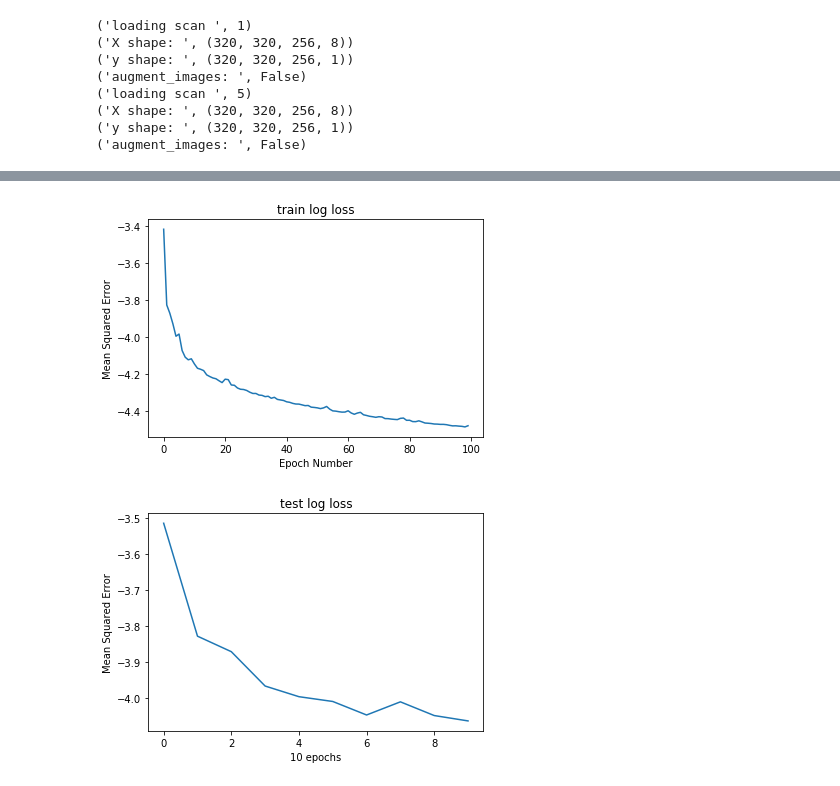
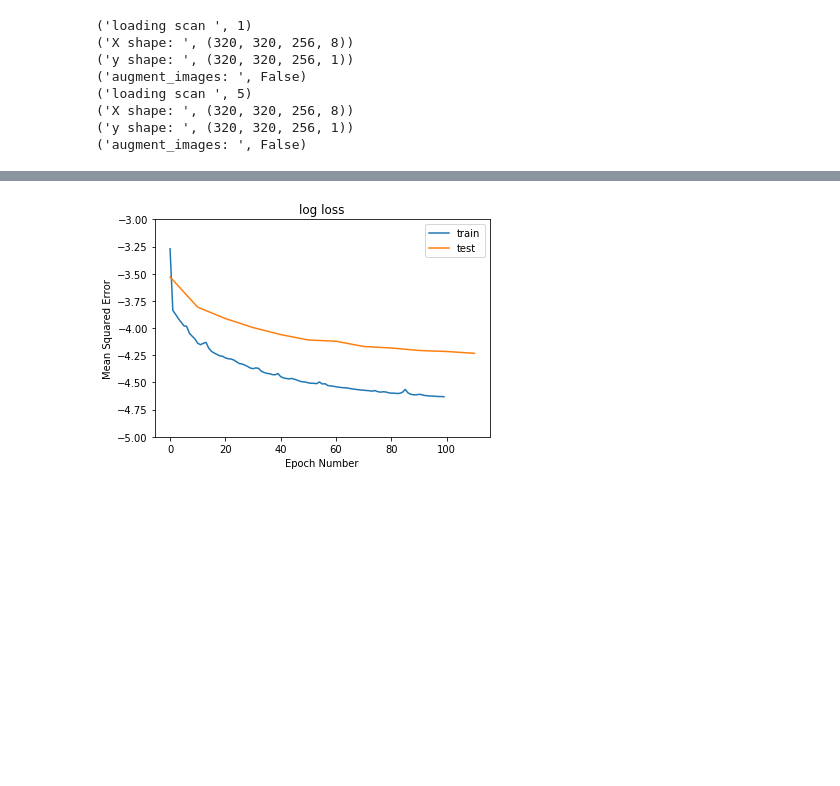
Before and after one commit to ecat/cs231n, a Jupyter notebook: python/UnetTest.ipynb, the cells around one changed output, grey strips where cells are left out. Drawn from its saved outputs; the diff is of its cells as text; code cells hidden in the pictures; blank space fills up the shorter version.

```diff
--- a/python/UnetTest.ipynb
+++ b/python/UnetTest.ipynb
@@ -46,30 +46,5 @@ get_unet
 # %%
-## example from https://keras.io/callbacks/
-class LossHistory(tf.keras.callbacks.Callback):
-
-    def __init__(self, test_data = None):
-        self.test_data = test_data
-
-    def on_train_begin(self, logs={}):
-        self.train_losses_batch = []
-        self.train_losses_epoch = []
-        self.test_losses = []
-
-    def on_batch_end(self, batch, logs={}):
-        self.train_losses_batch.append(logs.get('loss'))
-
-    def on_epoch_end(self, epochs, logs={}):
-        self.train_losses_epoch.append(logs.get('loss'))
-
-        if (epochs % 10 == 0 and self.test_data != None):
-            x, y = self.test_data
-            loss, _ = self.model.evaluate(x, y, verbose=0)
-            self.test_losses.append(loss)
-
-
-
-
-history_callback = LossHistory(test_data=(generator_test.x_transformed[0], generator_test.y_transformed[0]))
+history_callback = dd.LossHistory(test_data=(generator_test.x_transformed[0], generator_test.y_transformed[0]))
 tb_callback = tf.keras.callbacks.TensorBoard(log_dir='/home/pkllee/tmp/')
 
 adam_optimizer = tf.keras.optimizers.Adam(lr=0.001, decay=0.01)
@@ -119,19 +94,17 @@ Epoch 100/100
 <tensorflow.python.keras._impl.keras.callbacks.History at 0x...>
 # %%
-plt.plot(np.log10(history_callback.train_losses_epoch))
-plt.title('train log loss')
+plt.plot(np.log10(history_callback.train_losses_epoch), label='train')
+plt.plot(np.arange(0, len(history_callback.test_losses)) * history_callback.skip, np.log10(history_callback.test_losses), label='test')
+
+plt.legend(['train', 'test'])
+
+plt.title('log loss')
+plt.ylim([-5, -3])
 plt.xlabel('Epoch Number')
 plt.ylabel('Mean Squared Error')
 plt.show()
-
-plt.plot(np.log10(history_callback.test_losses))
-plt.title('test log loss')
-plt.xlabel('10 epochs')
-plt.ylabel('Mean Squared Error')
-plt.show()
 # %% [output]
-[figure, old version]
+[figure, new version]
-[figure, removed]
 # %%
 pred_test = model.predict(generator_test.x_transformed[0])
 to_show_ref_test = generator_test.y_transformed[0]
```
Also changed, not shown: parts of 5 cells of this notebook, 7 other files.
